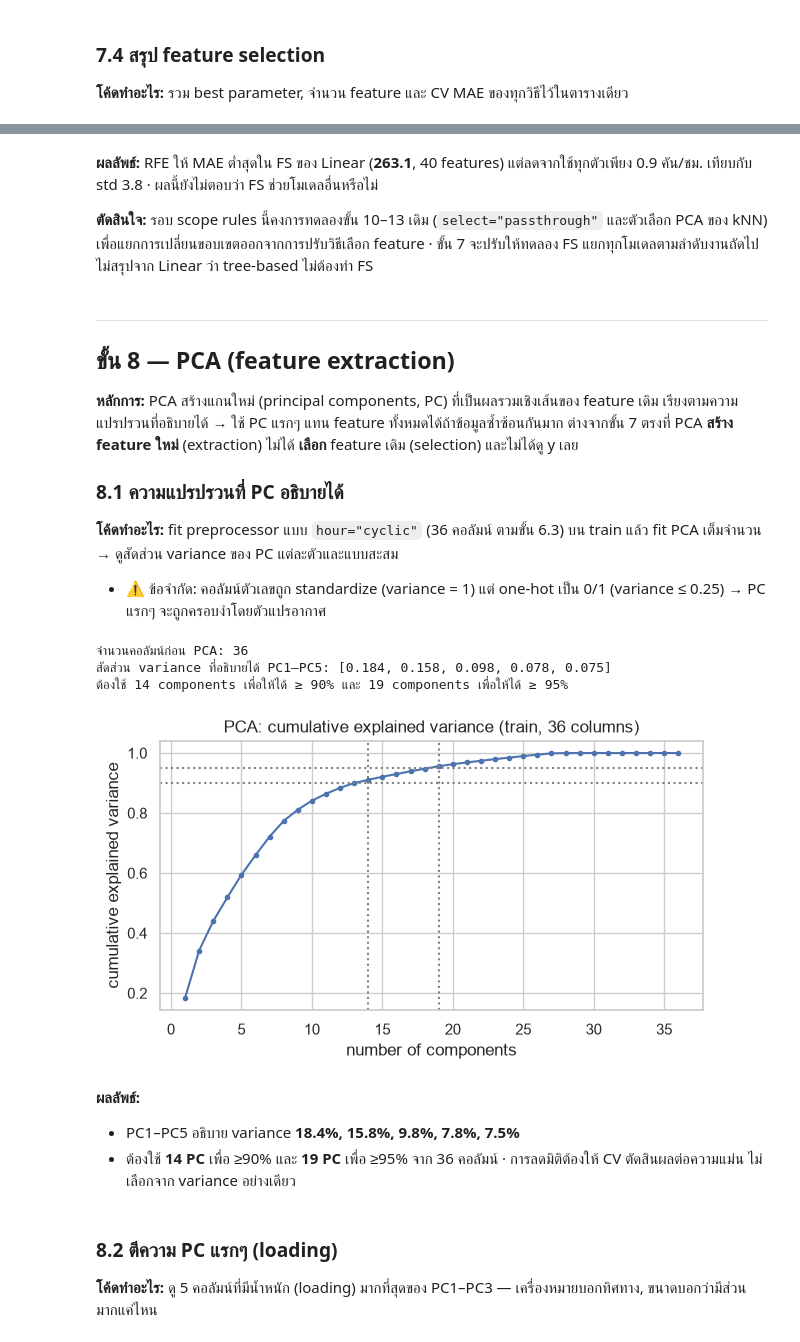
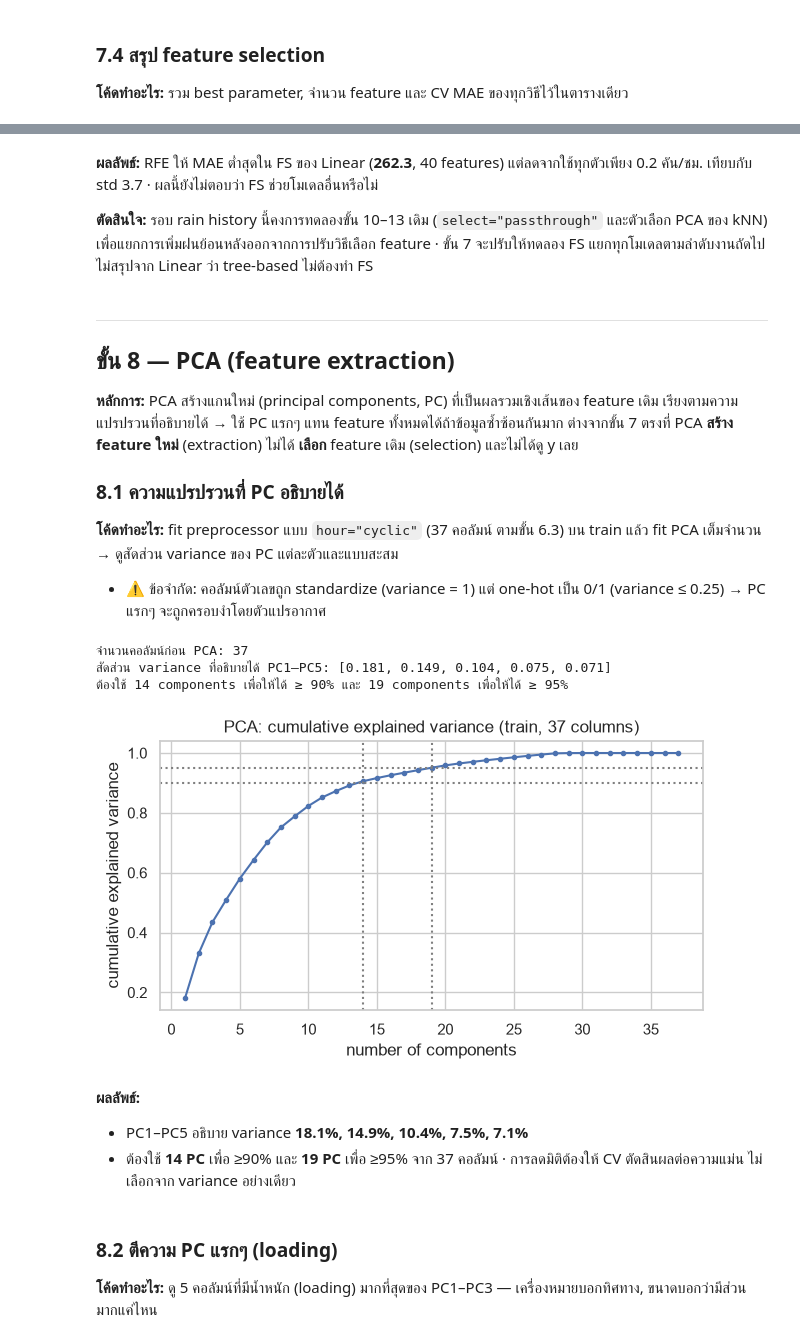
Before and after one commit to Sh080205/seoul-bike-demand, a Jupyter notebook: notebooks/02_modeling.ipynb, the cells around one changed output, grey strips where cells are left out. Cells and saved outputs as stored; diff of their text form; code cells hidden in the pictures.

Commit message:
feat: add prior three-hour rainfall feature

```diff
--- a/notebooks/02_modeling.ipynb
+++ b/notebooks/02_modeling.ipynb
@@ -211,6 +218,22 @@ NaN ของเซนเซอร์ใน train หลังใช้กฎ (
 # %%
-# ขั้น 5.3 — สร้าง feature ใหม่จากปฏิทินและฝน (ทุกตัวคำนวณจากแถวนั้นเอง ไม่ใช้ y → ไม่มี leakage)
-def add_features(df):
+# ขั้น 5.3 — สร้างปฏิทินและฝนย้อนหลังภายในวัน โดยไม่ใช้ target เพื่อเพิ่มบริบทที่อากาศชั่วโมงเดียวไม่มี
+USE_RAIN_HISTORY = True  # กำหนดจาก train CV และตรวจยืนยันซ้ำใน 5.3.1 ก่อนเลือกโมเดล
+
+def rain_previous_3h(df):
+    # ใช้ key วัน/ชั่วโมงจริง จึงรองรับแถวไม่เรียงและไม่หยิบชั่วโมงที่ไกลกว่า 3 ชั่วโมงเมื่อมีช่องว่าง
+    key = pd.MultiIndex.from_frame(df[['date', 'hour']])
+    if not key.is_unique:
+        raise ValueError('ต้องมี date/hour ไม่ซ้ำเพื่อคำนวณประวัติฝน; ข้อมูลสมมติให้ระบุ rain_prev_3h เอง')
+    lookup = pd.Series(df['rainfall_mm'].to_numpy(), index=key)
+    total = np.zeros(len(df), dtype=float)
+    for lag in (1, 2, 3):
+        past_key = pd.MultiIndex.from_arrays([df['date'], df['hour'] - lag], names=['date', 'hour'])
+        past = lookup.reindex(past_key).to_numpy(dtype=float)
+        past[df['hour'].to_numpy() < lag] = 0.0  # ก่อน 00:00 ไม่นำฝนวันก่อนมารวม ตามขอบเขต feature
+        total += past  # ชั่วโมงในวันเดียวกันที่ขาดหาย/ว่างยังเป็น NaN ไม่สมมติว่าไม่มีฝน
+    return pd.Series(total, index=df.index, name='rain_prev_3h')
+
+def add_features(df, *, rain_history=USE_RAIN_HISTORY):
     out = df.copy()
     out["day_of_week"] = out["date"].dt.dayofweek
     out["is_weekend"] = (out["day_of_week"] >= 5).astype(int)          # เสาร์-อาทิตย์ไม่มีพีคเดินทางไปทำงาน
@@ -220,14 +243,18 @@ def add_features(df):
     out["hour_sin"] = np.sin(2 * np.pi * out["hour"] / 24)
     out["hour_cos"] = np.cos(2 * np.pi * out["hour"] / 24)
     out["is_raining"] = (out["rainfall_mm"] > 0).astype(int)           # "มีฝนหรือไม่" สำคัญกว่าปริมาณฝน (01_eda 4.8)
+    if rain_history and "rain_prev_3h" not in out.columns:
+        out["rain_prev_3h"] = rain_previous_3h(out)
     return out
 
 
 train = add_features(train)
 test = add_features(test)
 
-NEW_COLS = ["day_of_week", "is_weekend", "is_holiday", "month", "hour_sin", "hour_cos", "is_raining"]
+NEW_COLS = ["day_of_week", "is_weekend", "is_holiday", "month", "hour_sin", "hour_cos", "is_raining", "rain_prev_3h"]
 print("สัดส่วนแถวที่เป็น 1 ใน train:", train[["is_weekend", "is_holiday", "is_raining"]].mean().round(3).to_dict())
+print("rain_prev_3h ใน train: nonzero =", int(train["rain_prev_3h"].gt(0).sum()),
+      "| missing =", int(train["rain_prev_3h"].isna().sum()))
 train[["date", "hour"] + NEW_COLS].iloc[[0, 6, 12, 18, 23]].round(3)
 # %% [output]
 สัดส่วนแถวที่เป็น 1 ใน train: {'is_weekend': 0.291, 'is_holiday': 0.04, 'is_raining': 0.055}
@@ -422,25 +456,26 @@ from sklearn.pipeline import Pipeline
 from sklearn.preprocessing import OneHotEncoder, StandardScaler
 
 
-def make_preprocessor(hour="cyclic"):
+def make_preprocessor(hour="cyclic", *, rain_history=USE_RAIN_HISTORY):
     # hour= เลือกวิธี encode ชั่วโมงตามชนิดโมเดล: cyclic (kNN), raw (tree), onehot (linear)
     hour_num = {"cyclic": CYCLIC_COLS, "raw": ["hour"], "onehot": []}[hour]
     hour_cat = ["hour"] if hour == "onehot" else []
+    weather = WEATHER_COLS + (["rain_prev_3h"] if rain_history else [])
     numeric = Pipeline([
         ("impute", SimpleImputer(strategy="median")),   # median ทนต่อค่าสุดโต่งมากกว่า mean
         ("scale", StandardScaler()),                    # Z-score: ให้ทุกตัวแปรมีสเกลเท่ากัน (สำคัญกับ kNN, PCA, Lasso)
     ])
     return ColumnTransformer([
-        ("num", numeric, WEATHER_COLS + hour_num + BINARY_COLS),
+        ("num", numeric, weather + hour_num + BINARY_COLS),
         # handle_unknown="ignore": ถ้าเจอหมวดที่ไม่เคยเห็นตอนฝึก ให้เป็นศูนย์ทุกคอลัมน์แทนการ error
         ("cat", OneHotEncoder(handle_unknown="ignore", sparse_output=False), CAT_COLS + hour_cat),
     ], verbose_feature_names_out=False)
 
 
-def make_pipeline(model, select="passthrough", hour="cyclic"):
+def make_pipeline(model, select="passthrough", hour="cyclic", *, rain_history=USE_RAIN_HISTORY):
     # 3 ช่อง: preprocess → select (feature selection หรือ PCA, ขั้น 7–8) → model
     return Pipeline([
-        ("pre", make_preprocessor(hour)),
+        ("pre", make_preprocessor(hour, rain_history=rain_history)),
         ("select", select),
         ("model", model),
     ])
@@ -830,7 +916,7 @@ fs_summary
 # %% [markdown]
-**ผลลัพธ์:** RFE ให้ MAE ต่ำสุดใน FS ของ Linear (**263.1**, 40 features) แต่ลดจากใช้ทุกตัวเพียง 0.9 คัน/ชม. เทียบกับ std 3.8 · ผลนี้ยังไม่ตอบว่า FS ช่วยโมเดลอื่นหรือไม่
+**ผลลัพธ์:** RFE ให้ MAE ต่ำสุดใน FS ของ Linear (**262.3**, 40 features) แต่ลดจากใช้ทุกตัวเพียง 0.2 คัน/ชม. เทียบกับ std 3.7 · ผลนี้ยังไม่ตอบว่า FS ช่วยโมเดลอื่นหรือไม่
 
-**ตัดสินใจ:** รอบ scope rules นี้คงการทดลองขั้น 10–13 เดิม (`select="passthrough"` และตัวเลือก PCA ของ kNN) เพื่อแยกการเปลี่ยนขอบเขตออกจากการปรับวิธีเลือก feature · ขั้น 7 จะปรับให้ทดลอง FS แยกทุกโมเดลตามลำดับงานถัดไป ไม่สรุปจาก Linear ว่า tree-based ไม่ต้องทำ FS
+**ตัดสินใจ:** รอบ rain history นี้คงการทดลองขั้น 10–13 เดิม (`select="passthrough"` และตัวเลือก PCA ของ kNN) เพื่อแยกการเพิ่มฝนย้อนหลังออกจากการปรับวิธีเลือก feature · ขั้น 7 จะปรับให้ทดลอง FS แยกทุกโมเดลตามลำดับงานถัดไป ไม่สรุปจาก Linear ว่า tree-based ไม่ต้องทำ FS
 # %% [markdown]
 ---
 ## ขั้น 8 — PCA (feature extraction)
@@ -839,41 +925,41 @@ fs_summary
 ต่างจากขั้น 7 ตรงที่ PCA **สร้าง feature ใหม่** (extraction) ไม่ได้ **เลือก** feature เดิม (selection) และไม่ได้ดู y เลย
 
 ### 8.1 ความแปรปรวนที่ PC อธิบายได้
-**โค้ดทำอะไร:** fit preprocessor แบบ `hour="cyclic"` (36 คอลัมน์ ตามขั้น 6.3) บน train แล้ว fit PCA เต็มจำนวน → ดูสัดส่วน variance ของ PC แต่ละตัวและแบบสะสม
+**โค้ดทำอะไร:** fit preprocessor แบบ `hour="cyclic"` (37 คอลัมน์ ตามขั้น 6.3) บน train แล้ว fit PCA เต็มจำนวน → ดูสัดส่วน variance ของ PC แต่ละตัวและแบบสะสม
 - ⚠️ ข้อจำกัด: คอลัมน์ตัวเลขถูก standardize (variance = 1) แต่ one-hot เป็น 0/1 (variance ≤ 0.25) → PC แรกๆ จะถูกครอบงำโดยตัวแปรอากาศ
 # %%
 # ขั้น 8.1 — PCA (feature extraction): สร้างแกนใหม่ (PC) ที่เป็นผลรวมเชิงเส้นของ feature เดิม เรียงตาม variance ที่อธิบายได้
 # ต่างจากขั้น 7: PCA "สร้าง" feature ใหม่ ไม่ได้ "เลือก" feature เดิม และไม่ได้ดู y เลย
 from sklearn.decomposition import PCA
 from sklearn.neighbors import KNeighborsRegressor
 
 # ต้อง standardize ก่อน PCA ไม่อย่างนั้นตัวแปรสเกลใหญ่ (เช่น visibility) จะครอบงำทุก PC
 pre_cy = make_preprocessor("cyclic").fit(X_train)
 Xt_cy = pd.DataFrame(pre_cy.transform(X_train), columns=pre_cy.get_feature_names_out())
 pca_full = PCA(random_state=config.RANDOM_STATE).fit(Xt_cy)
 cum = np.cumsum(pca_full.explained_variance_ratio_)            # variance สะสม
 n90, n95 = int(np.searchsorted(cum, 0.90) + 1), int(np.searchsorted(cum, 0.95) + 1)   # ต้องใช้กี่ PC ถึง 90% / 95%
 print(f"จำนวนคอลัมน์ก่อน PCA: {Xt_cy.shape[1]}")
 print("สัดส่วน variance ที่อธิบายได้ PC1–PC5:", pca_full.explained_variance_ratio_[:5].round(3).tolist())
 print(f"ต้องใช้ {n90} components เพื่อให้ได้ ≥ 90% และ {n95} components เพื่อให้ได้ ≥ 95%")
 
 fig, ax = plt.subplots(figsize=(7, 3.5))
 ax.plot(range(1, len(cum) + 1), cum, marker="o", ms=3)
 for level, n in [(0.90, n90), (0.95, n95)]:
     ax.axhline(level, color="gray", ls=":")
     ax.axvline(n, color="gray", ls=":")
-ax.set(title="PCA: cumulative explained variance (train, 36 columns)", xlabel="number of components", ylabel="cumulative explained variance")
+ax.set(title="PCA: cumulative explained variance (train, 37 columns)", xlabel="number of components", ylabel="cumulative explained variance")
 savefig("08_pca_variance.png")
 plt.show()
 # %% [output]
-จำนวนคอลัมน์ก่อน PCA: 36
-สัดส่วน variance ที่อธิบายได้ PC1–PC5: [0.184, 0.158, 0.098, 0.078, 0.075]
+จำนวนคอลัมน์ก่อน PCA: 37
+สัดส่วน variance ที่อธิบายได้ PC1–PC5: [0.181, 0.149, 0.104, 0.075, 0.071]
 ต้องใช้ 14 components เพื่อให้ได้ ≥ 90% และ 19 components เพื่อให้ได้ ≥ 95%
-[figure, old version]
+[figure, new version]
 # %% [markdown]
 **ผลลัพธ์:**
-- PC1–PC5 อธิบาย variance **18.4%, 15.8%, 9.8%, 7.8%, 7.5%**
-- ต้องใช้ **14 PC** เพื่อ ≥90% และ **19 PC** เพื่อ ≥95% จาก 36 คอลัมน์ · การลดมิติต้องให้ CV ตัดสินผลต่อความแม่น ไม่เลือกจาก variance อย่างเดียว
+- PC1–PC5 อธิบาย variance **18.1%, 14.9%, 10.4%, 7.5%, 7.1%**
+- ต้องใช้ **14 PC** เพื่อ ≥90% และ **19 PC** เพื่อ ≥95% จาก 37 คอลัมน์ · การลดมิติต้องให้ CV ตัดสินผลต่อความแม่น ไม่เลือกจาก variance อย่างเดียว
 # %% [markdown]
 ### 8.2 ตีความ PC แรกๆ (loading)
 **โค้ดทำอะไร:** ดู 5 คอลัมน์ที่มีน้ำหนัก (loading) มากที่สุดของ PC1–PC3 — เครื่องหมายบอกทิศทาง, ขนาดบอกว่ามีส่วนมากแค่ไหน
```
Also changed, not shown: parts of 54 cells of this notebook, 4 other files.
